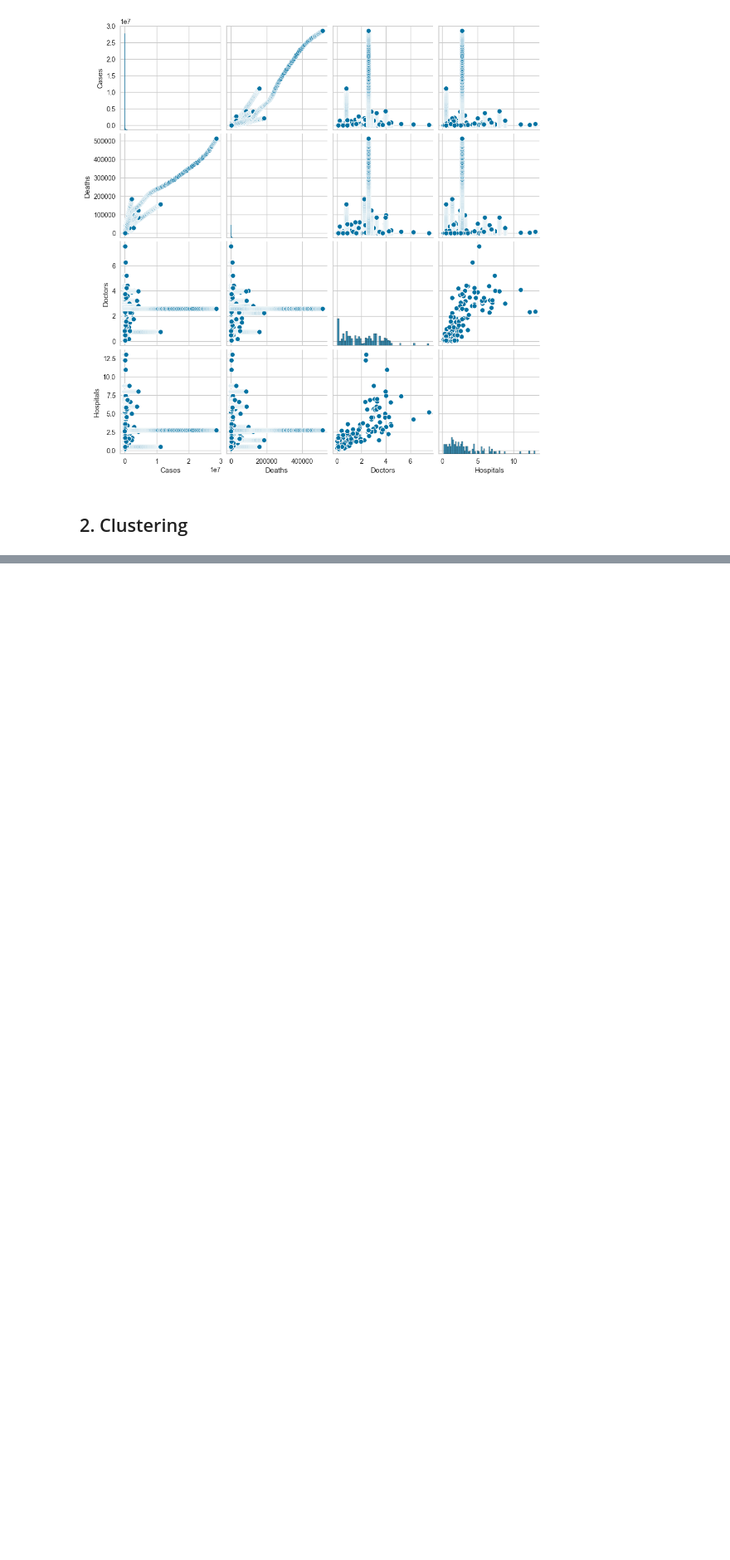
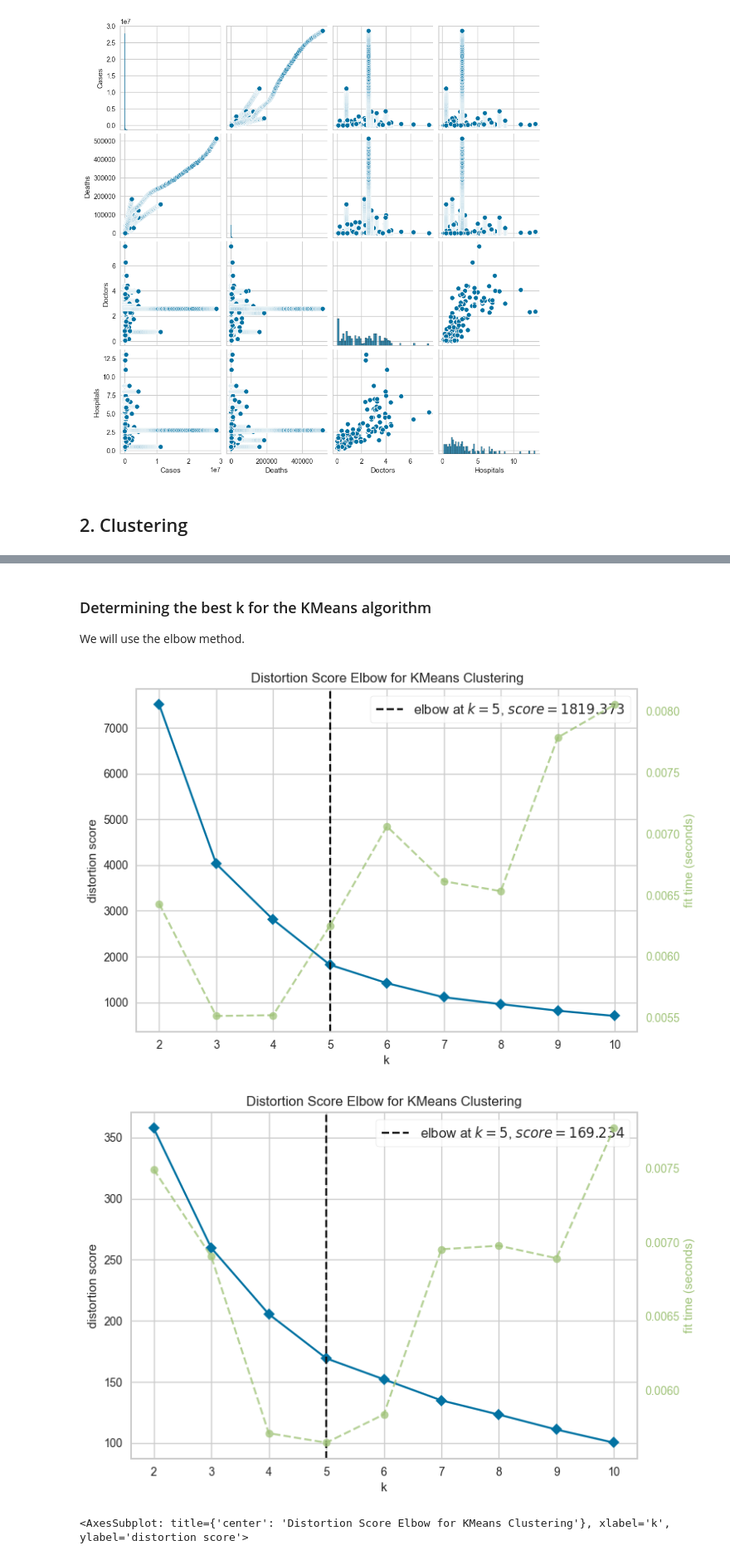
Before and after one commit to iloudaros/CoVID-Findings-Project, a Jupyter notebook: CoVID19_findings.ipynb, the cells around one changed output, grey strips where cells are left out. Shown at 83% size. Drawn from its saved outputs; the diff is of its cells as text; code cells hidden in the pictures; blank space fills up the shorter version.

Commit message:
2. Clustering : Complete

```diff
--- a/CoVID19_findings.ipynb
+++ b/CoVID19_findings.ipynb
@@ -297,3 +305,27 @@ country_features['Deaths per Capita'] = country_features['Deaths'] / country_fea
 country_features['Tests per Capita'] = country_features['Daily tests'] / country_features['Population']
 country_features['Positivity Rate'] = country_features['Cases'] / country_features['Daily tests']
 country_features['Death Rate'] = country_features['Deaths'] / country_features['Cases']
+
+# Creating an array of the features that we ll use for clustering
+features = ['Cases per Capita', 'Deaths per Capita', 'Tests per Capita', 'Positivity Rate', 'Death Rate']
+# %% [markdown]
+### Determining the best k for the KMeans algorithm
+We will use the elbow method.
+# %%
+# Determining the best k for the k-means algorithm using the elbow method
+kmeans = KMeans(n_init=10)
+elbow = KElbowVisualizer(kmeans,numeric_only=None)
+elbow.fit(country_features[features])
+elbow.show()
+
+# Determining the best k for the k-means algorithm using the elbow method (using a scaled dataset)
+scaler = StandardScaler()
+country_features_scaled = scaler.fit_transform(country_features[features])
+kmeans = KMeans(n_init=10)
+elbow_scaled = KElbowVisualizer(kmeans,numeric_only=None)
+elbow_scaled.fit(country_features_scaled)
+elbow_scaled.show()
+# %% [output]
+[figure, added]
+[figure, added]
+<AxesSubplot: title={'center': 'Distortion Score Elbow for KMeans Clustering'}, xlabel='k', ylabel='distortion score'>
```
Also changed, not shown: parts of 11 cells of this notebook, 4 other files.
